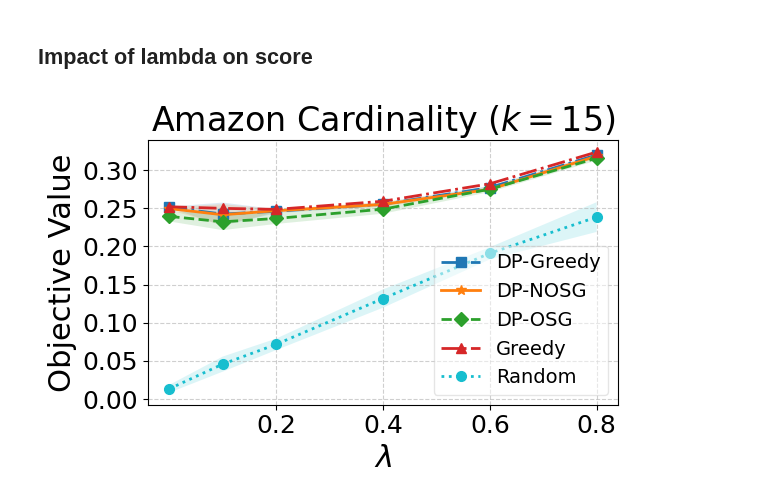
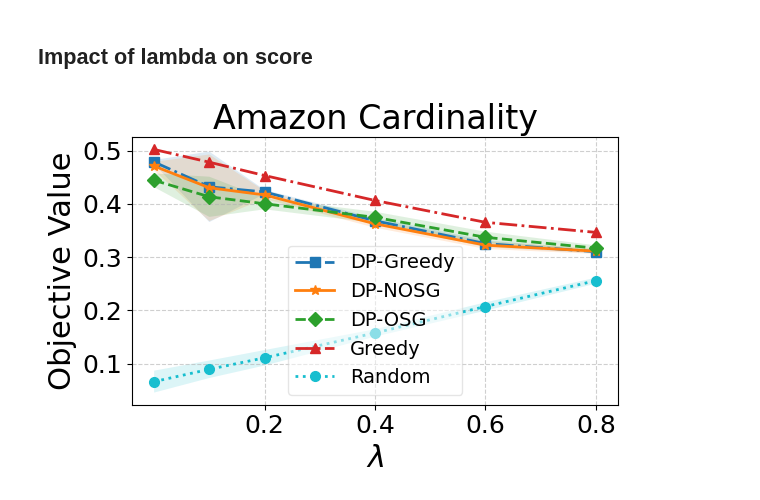
Before and after one commit to ronzadi/Differentially-Private-Max-Sum-Diversification, a Jupyter notebook: visualize_results/visualize_amazon_cardinality.ipynb, the cells around one changed output. Cells and saved outputs as stored; diff of their text form; code cells hidden in the pictures.

Commit message:
fix amazon

```diff
--- a/visualize_results/visualize_amazon_cardinality.ipynb
+++ b/visualize_results/visualize_amazon_cardinality.ipynb
@@ -54,7 +54,7 @@ import pandas as pd
 
 # 1. Filter the data for eps=0.1 and lambda_param=0.1
 # Using your initial filtering requirements
-filtered_df = results_df[(results_df['eps'] == 0.1) & (results_df['lambda_param'] == 0.1)]
+filtered_df = results_df[(results_df['eps'] == 0.2) & (results_df['lambda_param'] == 0.1)]
 
 # 2. Group by algorithm and 'k' to get average and standard deviation
 stats = filtered_df.groupby(['alg', 'k'])['value'].agg(['mean', 'std']).reset_index()
@@ -128,8 +128,9 @@ import pandas as pd
 import numpy as np
 
 # 1. Filter the data for k=15 and lambda_param=0.1
-target_k = 15
+target_k = 60
 eps_list = [0.01, 0.02, 0.03, 0.04, 0.05, 0.06, 0.07, 0.08, 0.09, 0.1]
+# eps_list = [0.01, 0.02, 0.03, 0.04, 0.05, 0.06, 0.07, 0.08, 0.09, 0.1]
 
 filtered_df = results_df[
     (results_df['k'] == target_k) &
@@ -187,7 +188,7 @@ for i, alg in enumerate(algorithms):
 # Formatting with exact fontsizes from your reference
 plt.xlabel('Privacy Parameter $\\varepsilon$', fontsize=22)
 plt.ylabel('Objective Value', fontsize=22)
-plt.title('Amazon Cardinality ($k=15$)', fontsize=24)
+plt.title('Amazon Cardinality', fontsize=24)
 
 # Show only even ticks to avoid crowding: 0.02, 0.04, 0.06, 0.08, 0.10
 plt.xticks(eps_list[1::2], fontsize=18)
@@ -210,7 +211,7 @@ import pandas as pd
 # 1. Filter the data for eps=0.1 and lambda_param=0.1
 # Using your initial filtering requirements
 filtered_df = results_df[
-    (results_df['eps'] == 0.1)
+    (results_df['eps'] == 0.2)
     & (results_df['lambda_param'] == 0.1)
     & results_df['k'].isin(list(range(10, 110, 10)))
     & ~results_df['alg'].isin(['Random'])
@@ -289,7 +290,7 @@ import pandas as pd
 
 # 1. Filter the data for eps=0.1 and lambda_param=0.1
 # Using your initial filtering requirements
-filtered_df = results_df[(results_df['eps'] == 0.1) & ~results_df['alg'].isin(['Random']) & (results_df['lambda_param'] == 0.1) & results_df['k'].isin(list(range(10, 110, 10)))]
+filtered_df = results_df[(results_df['eps'] == 0.2) & ~results_df['alg'].isin(['Random']) & (results_df['lambda_param'] == 0.1) & results_df['k'].isin(list(range(10, 110, 10)))]
 
 # 2. Group by algorithm and 'k' to get average and standard deviation
 stats = filtered_df.groupby(['alg', 'k'])['time_sec'].agg(['mean', 'std']).reset_index()
@@ -365,7 +366,7 @@ import pandas as pd
 import numpy as np
 
 # 1. Filter the data for k=15 and lambda_param=0.1
-target_k = 15
+target_k = 60
 lambda_list = [0, 0.2, 0.3, 0.4, 0.5, 0.6, 0.7, 0.8, 0.9]
 
 filtered_df = results_df[
@@ -408,35 +409,35 @@ for i, alg in enumerate(algorithms):
     edgecolor='none' # No border around the shade for a softer look
      )
     # plt.errorbar(
     #     alg_data['eps'],
     #     alg_data['mean'],
     #     yerr=alg_data['std'],
     #     label=alg,
     #     color=colors[i % len(colors)],
     #     marker=markers[i % len(markers)],
     #     linestyle=linestyles[i % len(linestyles)],
     #     linewidth=2.5,
     #     markersize=6,   # Exact size from your reference
     #     capsize=6
     # )
 
 # Formatting with exact fontsizes from your reference
 plt.xlabel('$\\lambda$', fontsize=22)
 plt.ylabel('Objective Value', fontsize=22)
-plt.title('Amazon Cardinality ($k=15$)', fontsize=24)
+plt.title('Amazon Cardinality', fontsize=24)
 
 # Show only even ticks to avoid crowding: 0.02, 0.04, 0.06, 0.08, 0.10
 plt.xticks(lambda_list[1::2], fontsize=18)
 plt.yticks(fontsize=18)
 
 plt.legend(fontsize=14, frameon=True, ncols=1, framealpha=0.5)# Exact size from your reference
 plt.grid(True, linestyle='--', alpha=0.6)
 
 plt.tight_layout()
 plt.savefig('amazon_cardinality_lambda_on_val.pdf')
 plt.show()
 # %% [output]
-[figure, old version]
+[figure, new version]
 # %%
 results_df
 # %% [output]
```
Also changed, not shown: parts of 6 cells of this notebook.
